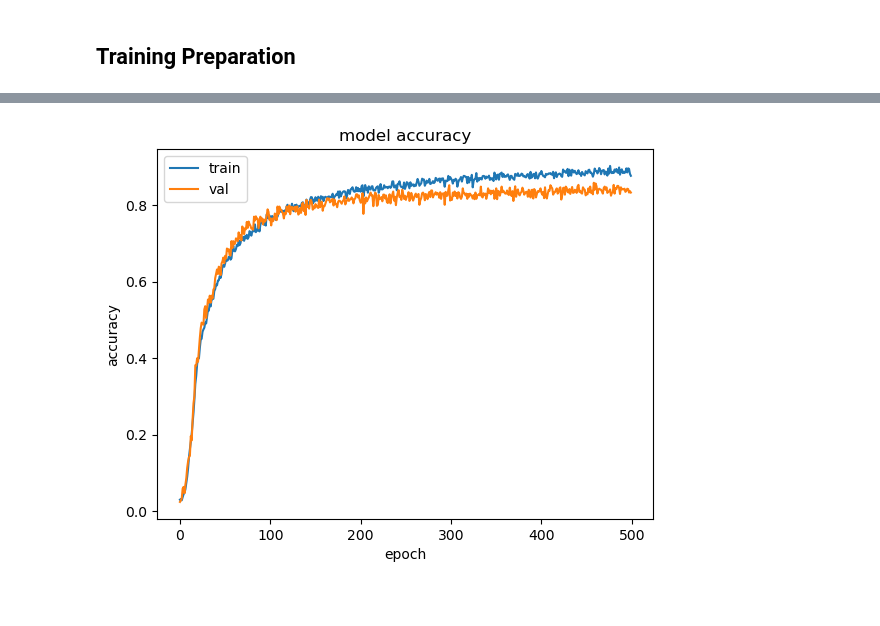
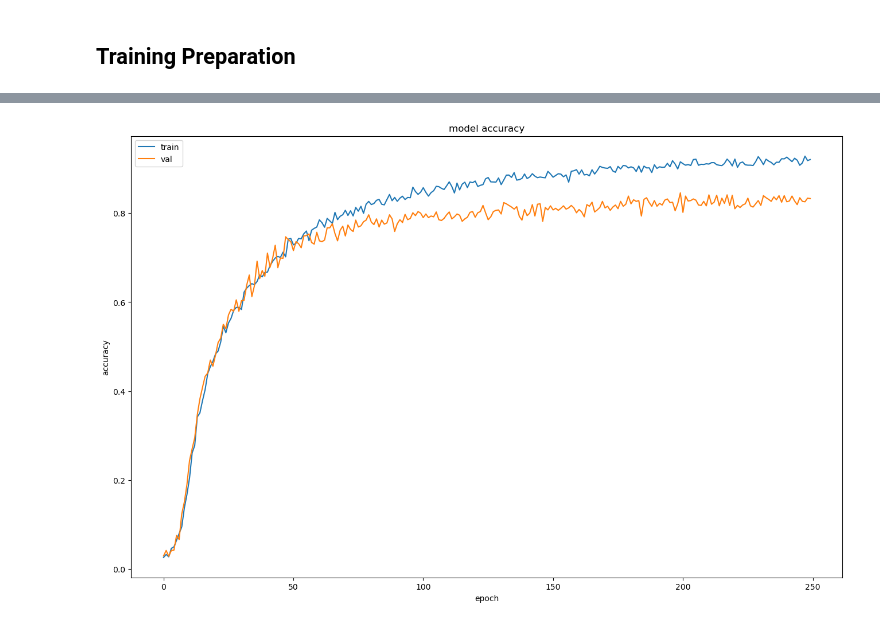
Before and after one commit to Pawcharz/face-recognition-fameous48, a Jupyter notebook: notebook_keras.ipynb, the cells around one changed output, grey strips where cells are left out. Drawn from its saved outputs; the diff is of its cells as text; code cells hidden in the pictures; blank space fills up the shorter version.

Commit message:
Update architecture and train for 250 epochs => 84% test_acc

```diff
--- a/notebook_keras.ipynb
+++ b/notebook_keras.ipynb
@@ -139,7 +139,7 @@ Full AlexNet implementation in keras:
 # %%
 from keras import Sequential, Input
 
-conv_regularizer = regularizers.l2(l=0.0007)
+conv_regularizer = regularizers.l2(l=0.0006)
 dense_regularizer = regularizers.l2(l=0.01)
 
 # conv_regularizer = regularizers.l2(l=0)
@@ -151,19 +151,19 @@ model = keras.Sequential(
     layers.Conv2D(96, kernel_size=3, padding='same', activation='relu', kernel_regularizer=conv_regularizer),
     layers.MaxPooling2D(pool_size=3, strides=2),
 
-    layers.Dropout(0.35),
+    layers.Dropout(0.3),
     layers.Conv2D(256, kernel_size=5, padding='same', activation='relu', kernel_regularizer=conv_regularizer),
     layers.MaxPooling2D(pool_size=3, strides=2),
 
-    layers.Dropout(0.45),
+    layers.Dropout(0.4),
     layers.Conv2D(384, kernel_size=3, padding='same', activation='relu', kernel_regularizer=conv_regularizer),
-    layers.Dropout(0.55),
+    layers.Dropout(0.5),
     layers.Conv2D(384, kernel_size=3, padding='same', activation='relu', kernel_regularizer=conv_regularizer),
     layers.MaxPooling2D(pool_size=3, strides=2),
 
     layers.Flatten(),
     layers.Dropout(0.6),
-    layers.Dense(256, activation='relu', kernel_regularizer=dense_regularizer),
+    layers.Dense(384, activation='relu', kernel_regularizer=dense_regularizer),
     layers.Dense(CLASSES, activation='softmax'),
   ]
 )
@@ -198,7 +198,7 @@ model.compile(loss=categorical_crossentropy, optimizer=optimizer, metrics=["accu
 # %% [markdown]
 ## Training Preparation
 # %%
-CHECKPOINT_PATH = 'models/checkpoints/famous48_test_model_v1_best.keras'
+CHECKPOINT_PATH = 'models/checkpoints/famous48_test_model_v2_best.keras'
 # %%
 model_checkpoint_callback = keras.callbacks.ModelCheckpoint(
   filepath=CHECKPOINT_PATH,
@@ -210,7 +210,7 @@ model_checkpoint_callback = keras.callbacks.ModelCheckpoint(
 # %%
 %%time
 batch_size = 200
-epochs = 500
+epochs = 250
 
 # K.set_value(model.optimizer.learning_rate, 0.0005)
 
@@ -249,12 +249,13 @@ model.evaluate(X_test, y_test_fixed)
 # %%
 from matplotlib import pyplot as plt
 
+plt.figure(figsize=(16, 10))
 plt.plot(history.history['accuracy'])
 plt.plot(history.history['val_accuracy'])
 plt.title('model accuracy')
 plt.ylabel('accuracy')
 plt.xlabel('epoch')
 plt.legend(['train', 'val'], loc='upper left')
 plt.show()
 # %% [output]
-[figure, old version]
+[figure, new version]
```
Also changed, not shown: parts of 3 cells of this notebook, 1 other file.
